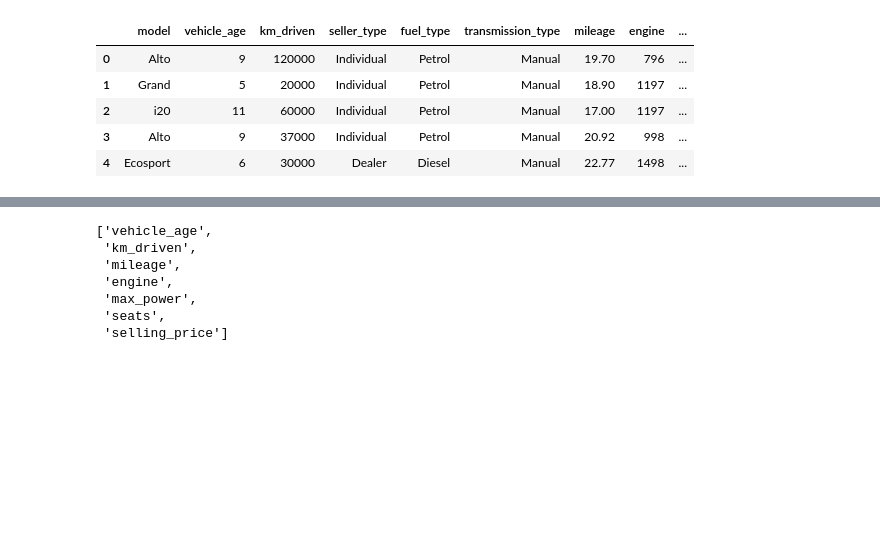
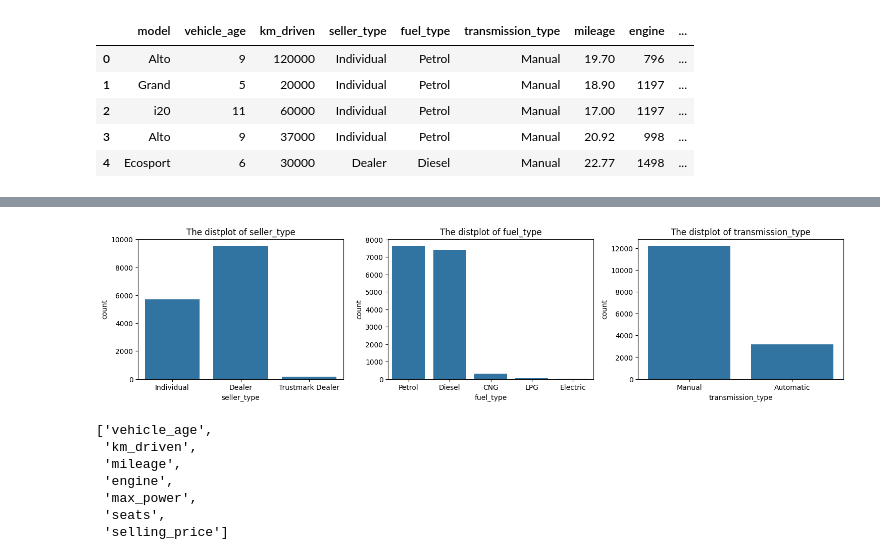
Before and after one commit to AdityaGupta-debug/MiniProject-Cardekho-website-model-price-prediction-using-Differnt-Machine-Learning-Models, a Jupyter notebook: project.ipynb, the cells around one changed output, grey strips where cells are left out. Cells and saved outputs as stored; diff of their text form; code cells hidden in the pictures; blank space fills up the shorter version.

```diff
--- a/project.ipynb
+++ b/project.ipynb
@@ -60,3 +69,12 @@ df.head()
+# %%
+plt.figure(figsize=(15,10))
+for i,column in enumerate(['seller_type','fuel_type', 'transmission_type']):
+    plt.subplot(3,3 ,i+1)
+    sns.countplot(x= df[column])
+    plt.title(f"The distplot of {column}")
+    plt.tight_layout()
+# %% [output]
+[figure, added]
 # %%
 num_features = [features for features in df.columns if df[features].dtype != "O" ]
 cat_features = [features for features in df.columns if df[features].dtype == "O" ]
```
Also changed, not shown: parts of 11 cells of this notebook.
